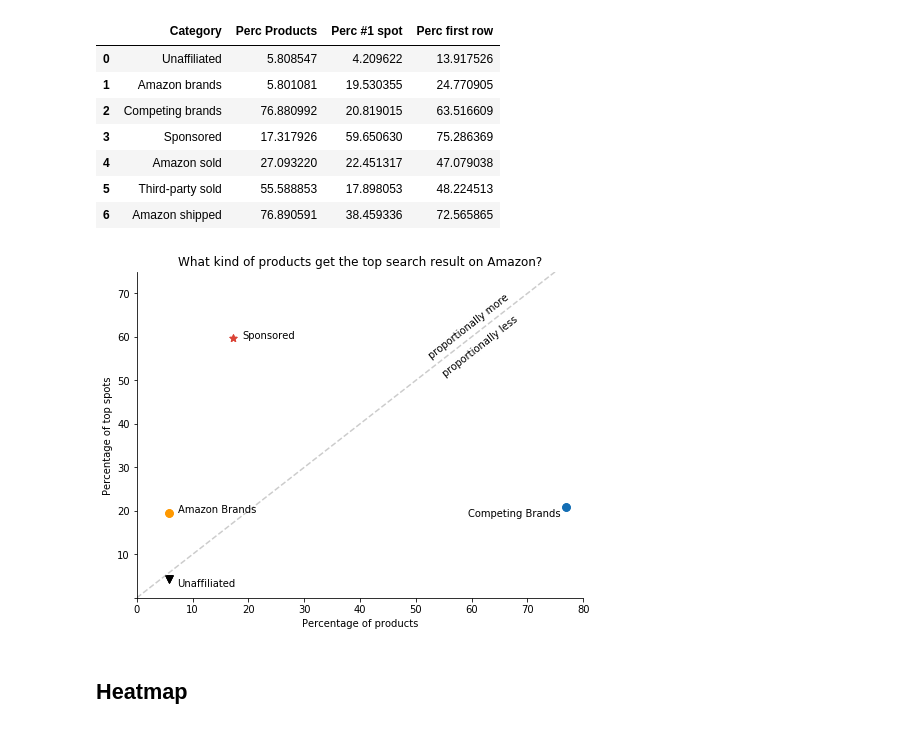
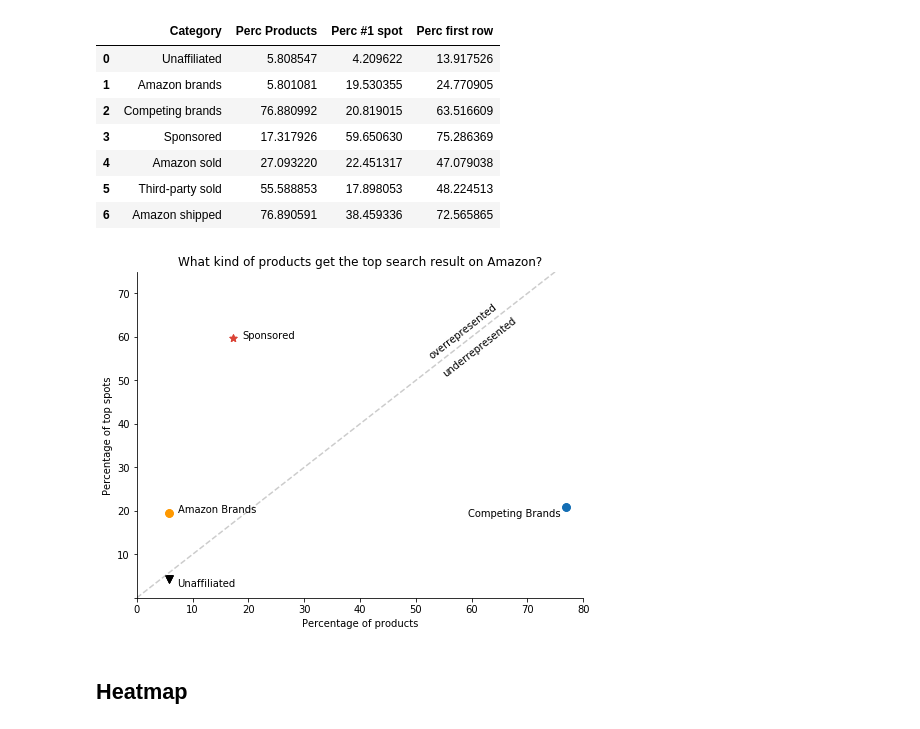
Before and after one commit to the-markup/investigation-amazon-brands, a Jupyter notebook: notebooks/1-data-analysis-search-results.ipynb, the cells around one changed output. Drawn from its saved outputs; the diff is of its cells as text; code cells hidden in the pictures.

```diff
--- a/notebooks/1-data-analysis-search-results.ipynb
+++ b/notebooks/1-data-analysis-search-results.ipynb
@@ -249,36 +228,36 @@ ax.set_ylim(0, 75)
 ax.set_xlim(0, 80)
 ax.yaxis.get_major_ticks()[0].label1.set_visible(False)
 
 for kind in cats:
     d = to_plot[to_plot.Category==kind]
     if kind in ['Unaffiliated']:
         ax.annotate(kind.title(), (d['Perc Products'] + 1.5,
                        d['Perc #1 spot'] - 1.5))
     elif kind == 'Competing brands':
         ax.annotate(kind.title(), (d['Perc Products'] - 17.5,
                        d['Perc #1 spot'] - 2))
     else:
         ax.annotate(kind.title(), (d['Perc Products'] + 1.6,
                            d['Perc #1 spot']))
     for j in range(1,6):
         plt.scatter(x=d['Perc Products'],
                     y=d['Perc #1 spot'],
                     c=cat2color[kind],
                     s=55,
                     alpha=.2 * j,
                     label=kind,
                     marker = mkr_dict[kind]['marker'])
 
 
 ax.plot([0, 100], [0, 100],  '--', alpha=.4, color='grey')
-ax.annotate("proportionally more",
+ax.annotate("overrepresented",
             (52, 55), rotation=38)
-ax.annotate("proportionally less",
+ax.annotate("underrepresented",
             (54.5, 51), rotation=38)
 
 plt.savefig(fig2);
 # %% [output]
-[figure, old version]
+[figure, new version]
 # %% [markdown]
 ## Heatmap
 # %%
```
Also changed, not shown: parts of 25 cells of this notebook, 8 other files.
